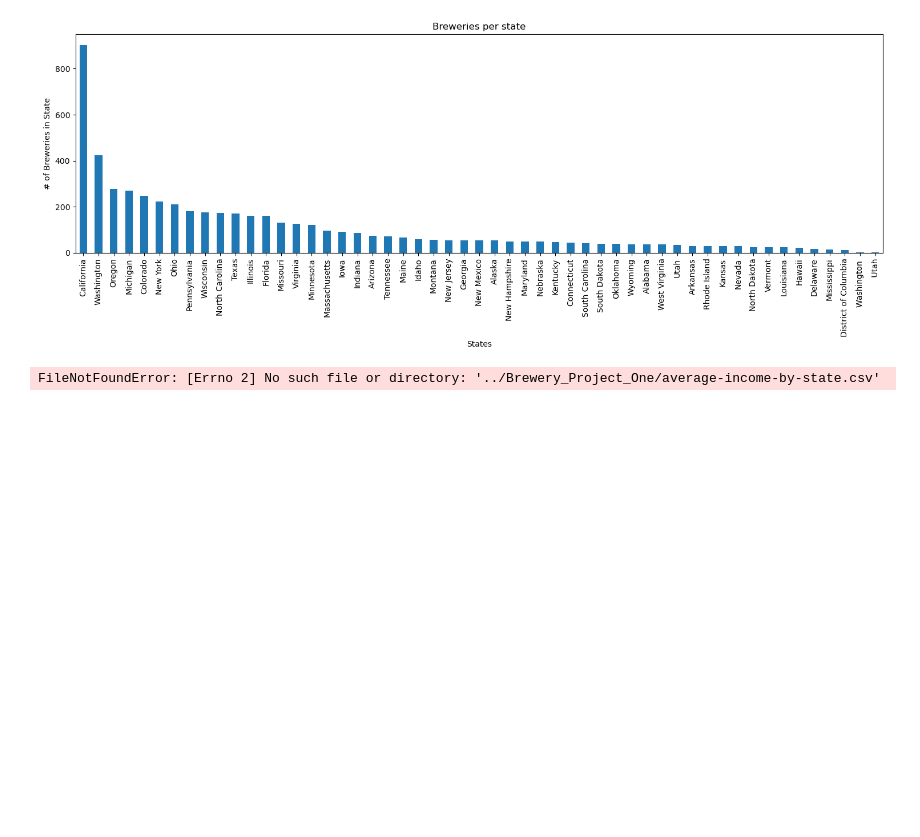
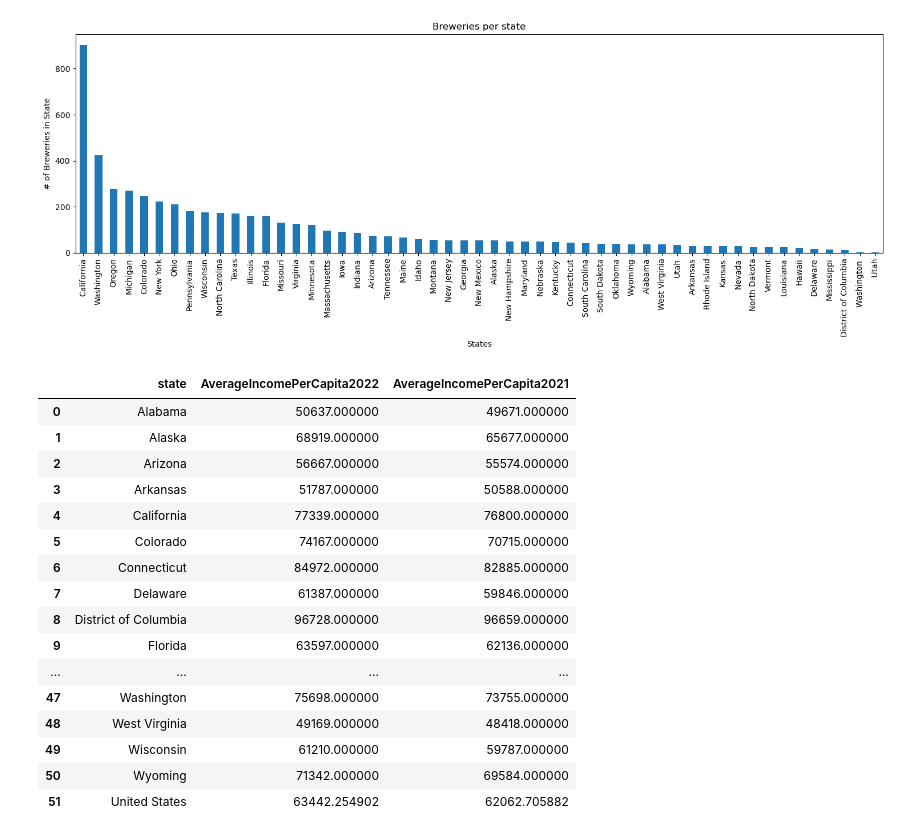
Before and after one commit to scorpionhand/Brewery_Project_One, a Jupyter notebook: Brewery project.ipynb, the cells around one changed output. Saved outputs shown, nothing was run; the diff lists cells and outputs as text; code cells hidden in the pictures; blank space fills up the shorter version.

```diff
--- a/Brewery project.ipynb
+++ b/Brewery project.ipynb
@@ -230,7 +228,24 @@ plt.savefig("Breweries per state.png")
 [figure]
 # %%
 # Read csv
-avg_income_df = pd.read_csv("../Brewery_Project_One/average-income-by-state.csv")
+income_df = Path("average-income-by-state-2024.csv")
+avg_income_df = pd.read_csv(income_df)
 avg_income_df
 # %% [output]
-FileNotFoundError: [Errno 2] No such file or directory: '../Brewery_Project_One/average-income-by-state.csv'
+|  | state | AverageIncomePerCapita2022 | AverageIncomePerCapita2021 |
+| 0 | Alabama | 50637.000000 | 49671.000000 |
+| 1 | Alaska | 68919.000000 | 65677.000000 |
+| 2 | Arizona | 56667.000000 | 55574.000000 |
+| 3 | Arkansas | 51787.000000 | 50588.000000 |
+| 4 | California | 77339.000000 | 76800.000000 |
+| 5 | Colorado | 74167.000000 | 70715.000000 |
+| 6 | Connecticut | 84972.000000 | 82885.000000 |
+| 7 | Delaware | 61387.000000 | 59846.000000 |
+| 8 | District of Columbia | 96728.000000 | 96659.000000 |
+| 9 | Florida | 63597.000000 | 62136.000000 |
+| ... | ... | ... | ... |
+| 47 | Washington | 75698.000000 | 73755.000000 |
+| 48 | West Virginia | 49169.000000 | 48418.000000 |
+| 49 | Wisconsin | 61210.000000 | 59787.000000 |
+| 50 | Wyoming | 71342.000000 | 69584.000000 |
+| 51 | United States | 63442.254902 | 62062.705882 |
```
Also changed, not shown: parts of 5 cells of this notebook, 1 other file.
